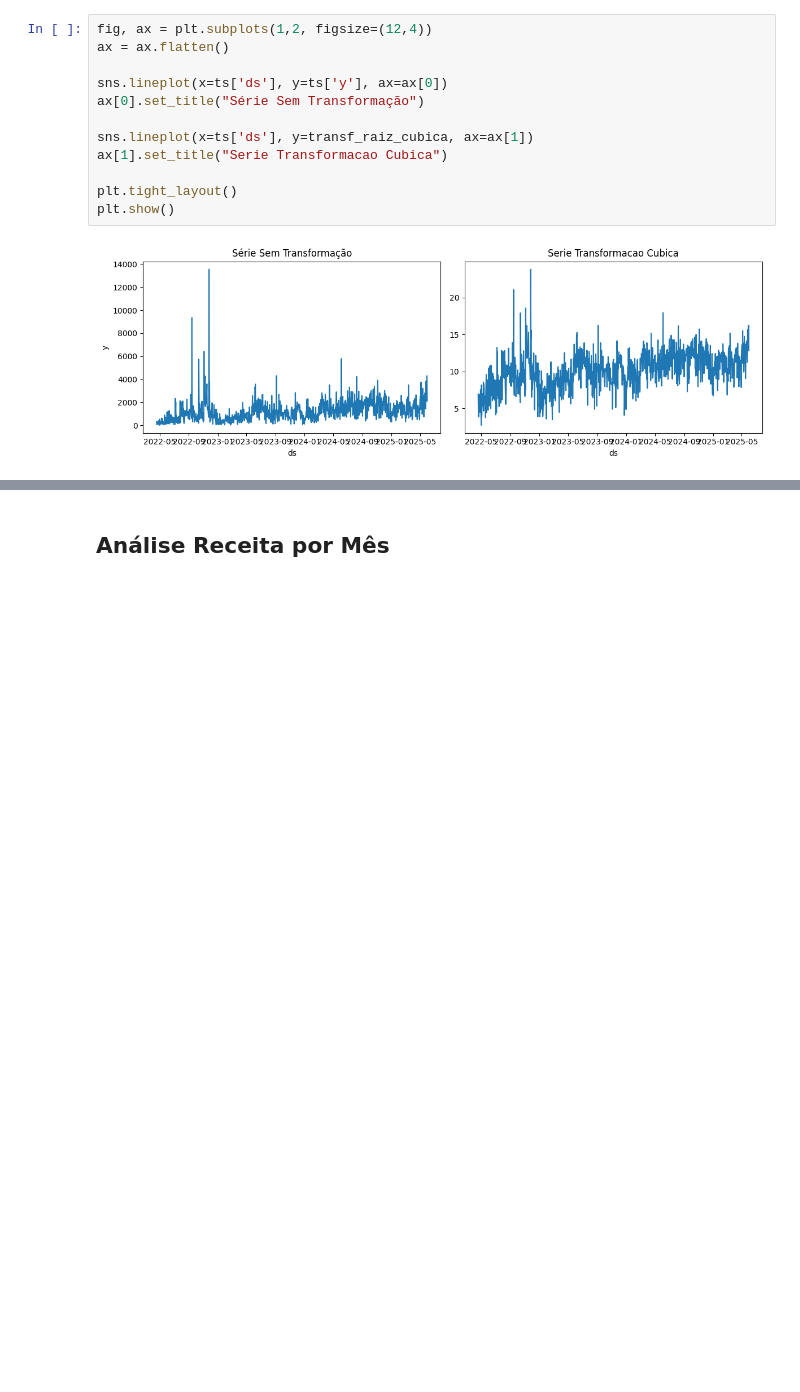
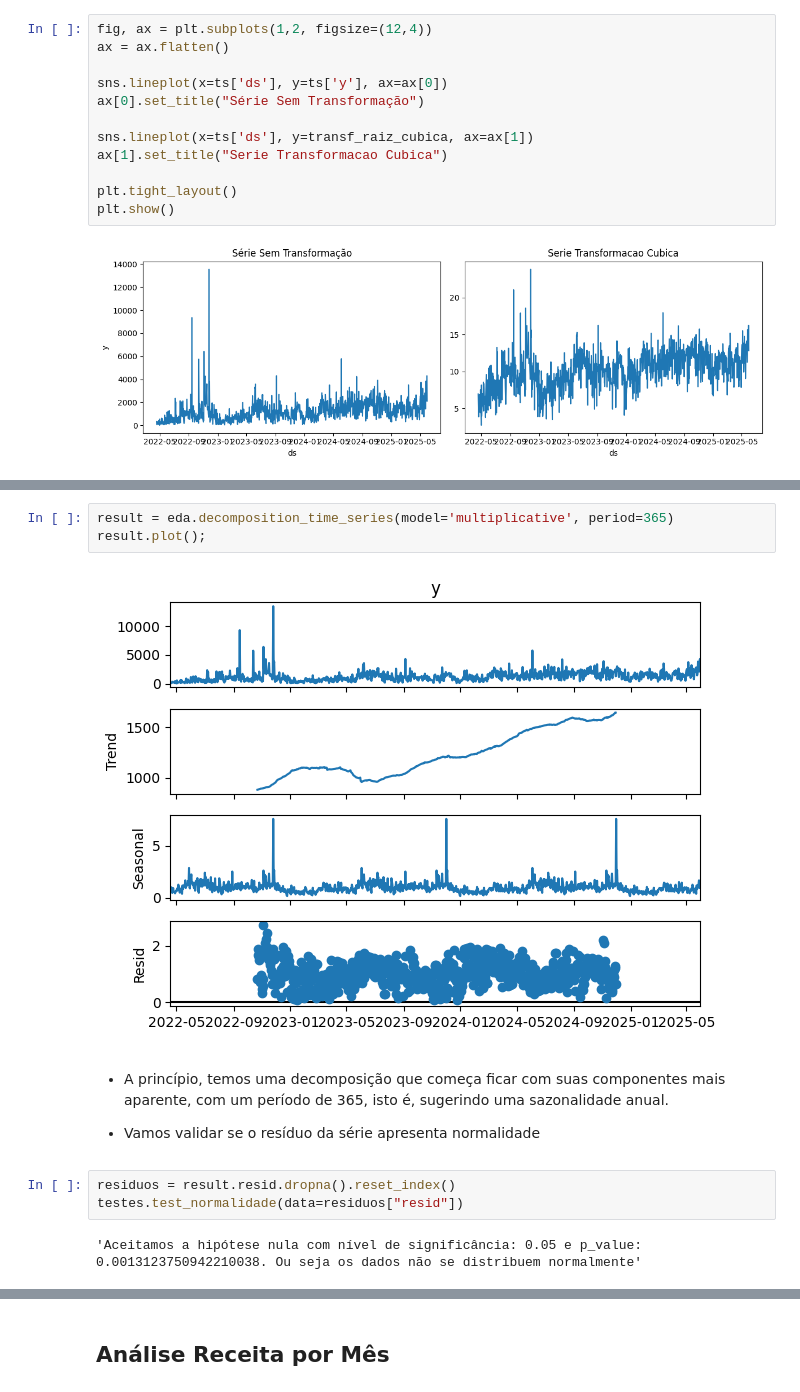
Before and after one commit to mateusalmeida11/mlops-forecast, a Jupyter notebook: notebooks/eda_for_ts.ipynb, the cells around one changed output, grey strips where cells are left out. Saved outputs shown, nothing was run; the diff lists cells and outputs as text; blank space fills up the shorter version.

```diff
--- a/notebooks/eda_for_ts.ipynb
+++ b/notebooks/eda_for_ts.ipynb
@@ -306,0 +361,14 @@ plt.show()
+# %%
+result = eda.decomposition_time_series(model='multiplicative', period=365)
+result.plot();
+# %% [output]
+[figure, added]
+# %% [markdown]
+- A princípio, temos uma decomposição que começa ficar com suas componentes mais aparente, com um período de 365, isto é, sugerindo uma sazonalidade anual.
+
+- Vamos validar se o resíduo da série apresenta normalidade
+# %%
+residuos = result.resid.dropna().reset_index()
+testes.test_normalidade(data=residuos["resid"])
+# %% [output]
+'Aceitamos a hipótese nula com nível de significância: 0.05 e p_value: 0.0013123750942210038. Ou seja os dados não se distribuem normalmente'
```
Also changed, not shown: parts of 13 cells of this notebook.
